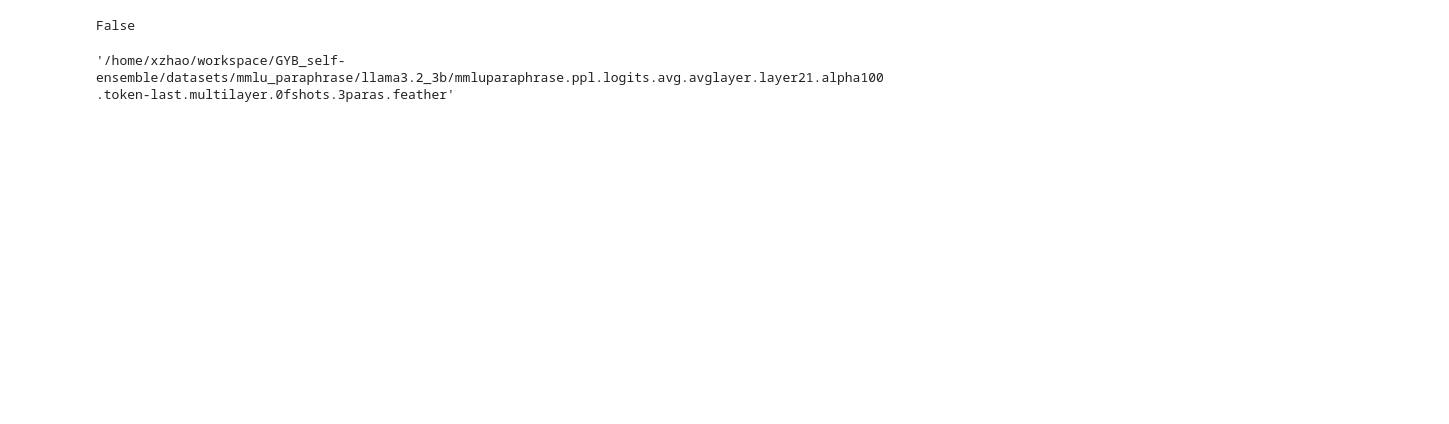
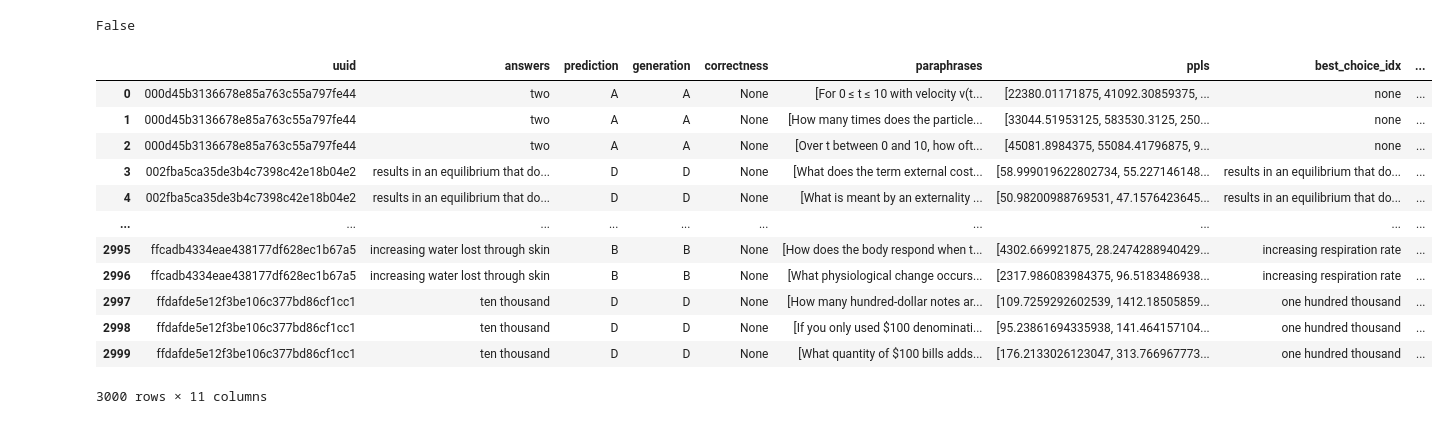
Before and after one commit to GuoYibo233/GYB_self-ensemble, a Jupyter notebook: notebooks/02_multichoice_ppl_eval.ipynb, the cells around one changed output. Saved outputs shown, nothing was run; the diff lists cells and outputs as text; code cells hidden in the pictures; blank space fills up the shorter version.

Commit message:
Fix script bug and update ppl evaluation notebook

```diff
--- a/notebooks/02_multichoice_ppl_eval.ipynb
+++ b/notebooks/02_multichoice_ppl_eval.ipynb
@@ -38,22 +38,34 @@ get_ppl_filename_partial = partial(
     ensemble_alpha=1,
     token_mode="last")
 # %%
-from notebooks._utils import get_layers
+from notebooks._utils import calculate_accuracy, get_layers
 
-model_name = "llama3.2_3b"
+# model_name = "llama3.2_3b"
+for model_name in ["llama3.2_3b", "qwen2.5_3b", "qwen3_4b", "pythia_2.8b", "qwen3_30b"]:
+    print(f"\n================ Evaluating model: {model_name} ================ ")
+    # for dataset in ["commonsense", "mmlu", "logiqa"]:
+    for dataset in ["mmlu"]:
+        print(f"\n------ Evaluating dataset: {dataset} ------")
+        basefn = get_ppl_filename_partial(
+            model_name=model_name,
+            dataset_name=dataset,
+            is_baseline=True,
+            ensemble_layer=get_layers(model_name))
 
-for dataset in ["mmlu", "commensense", "logiqa"]:
+        ensemblefn = get_ppl_filename_partial(
+            model_name=model_name,
+            dataset_name=dataset,
+            is_baseline=False,
+            ensemble_layer=get_layers(model_name))
 
-    basefn = get_ppl_filename_partial(
-        model_name=model_name,
-        dataset_name=dataset,
-        is_baseline=True,
-        ensemble_layer=get_layers(model_name))
+        try:
+            basedf = pd.read_feather(basefn)
+            calculate_accuracy(basedf, label="Baseline", is_multichoice=True)
+        except FileNotFoundError:
+            print(f"Baseline file not found: {basefn}")
 
-    ensemblefn = get_ppl_filename_partial(
-        model_name=model_name,
-        dataset_name=dataset,
-        is_baseline=False,
-        ensemble_layer=get_layers(model_name))
-
-    break
+        try:
+            ensembledf = pd.read_feather(ensemblefn)
+            calculate_accuracy(ensembledf, label="Ensemble", is_multichoice=True)
+        except FileNotFoundError:
+            print(f"Ensemble file not found: {ensemblefn}")
@@ -63,6 +93,18 @@ os.path.exists(ensemblefn)
 # %% [output]
 False
 # %%
-ensemblefn
+basedf
 # %% [output]
+|  | uuid | answers | prediction | generation | correctness | paraphrases | ppls | best_choice_idx | ... |
+| 0 | 000d45b3136678e85a763c55a797fe44 | two | A | A | None | [For 0 ≤ t ≤ 10 with velocity v(t... | [22380.01171875, 41092.30859375, ... | none | ... |
+| 1 | 000d45b3136678e85a763c55a797fe44 | two | A | A | None | [How many times does the particle... | [33044.51953125, 583530.3125, 250... | none | ... |
+| 2 | 000d45b3136678e85a763c55a797fe44 | two | A | A | None | [Over t between 0 and 10, how oft... | [45081.8984375, 55084.41796875, 9... | none | ... |
+| 3 | 002fba5ca35de3b4c7398c42e18b04e2 | results in an equilibrium that do... | D | D | None | [What does the term external cost... | [58.999019622802734, 55.227146148... | results in an equilibrium that do... | ... |
+| 4 | 002fba5ca35de3b4c7398c42e18b04e2 | results in an equilibrium that do... | D | D | None | [What is meant by an externality ... | [50.98200988769531, 47.1576423645... | results in an equilibrium that do... | ... |
+| ... | ... | ... | ... | ... | ... | ... | ... | ... | ... |
+| 2995 | ffcadb4334eae438177df628ec1b67a5 | increasing water lost through skin | B | B | None | [How does the body respond when t... | [4302.669921875, 28.2474288940429... | increasing respiration rate | ... |
+| 2996 | ffcadb4334eae438177df628ec1b67a5 | increasing water lost through skin | B | B | None | [What physiological change occurs... | [2317.986083984375, 96.5183486938... | increasing respiration rate | ... |
+| 2997 | ffdafde5e12f3be106c377bd86cf1cc1 | ten thousand | D | D | None | [How many hundred-dollar notes ar... | [109.7259292602539, 1412.18505859... | one hundred thousand | ... |
+| 2998 | ffdafde5e12f3be106c377bd86cf1cc1 | ten thousand | D | D | None | [If you only used $100 denominati... | [95.23861694335938, 141.464157104... | one hundred thousand | ... |
+| 2999 | ffdafde5e12f3be106c377bd86cf1cc1 | ten thousand | D | D | None | [What quantity of $100 bills adds... | [176.2133026123047, 313.766967773... | one hundred thousand | ... |
-'/home/xzhao/workspace/GYB_self-ensemble/datasets/mmlu_paraphrase/llama3.2_3b/mmluparaphrase.ppl.logits.avg.avglayer.layer21.alpha100.token-last.multilayer.0fshots.3paras.feather'
+3000 rows × 11 columns
```
Also changed, not shown: parts of 2 cells of this notebook, 1 other file.
